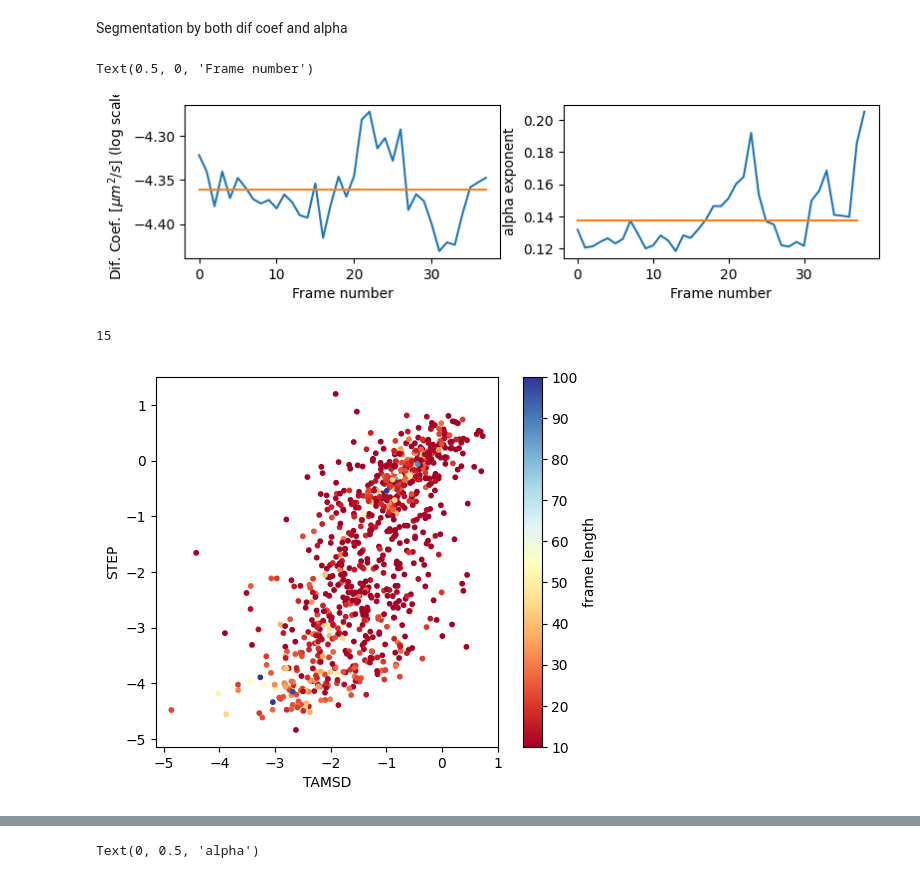
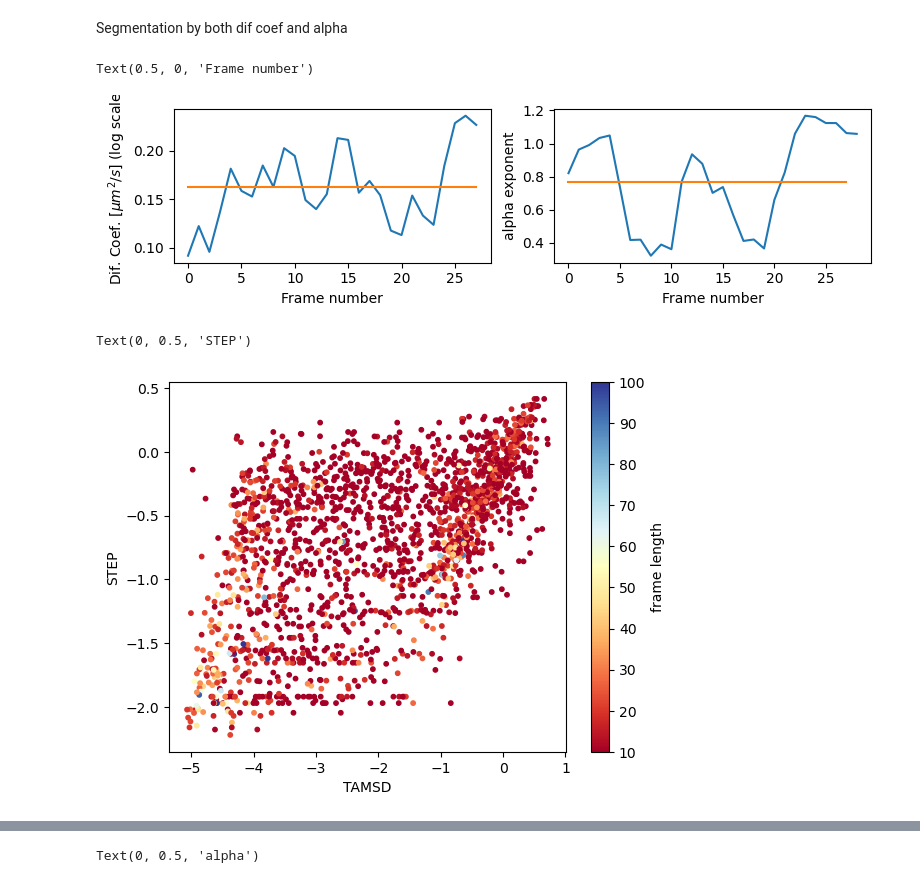
Before and after one commit to JessicaAngulo/step, a Jupyter notebook: nbs/tutorials/preliminary_2datasets.ipynb, the cells around one changed output, grey strips where cells are left out. Cells and saved outputs as stored; diff of their text form; code cells hidden in the pictures.

```diff
--- a/nbs/tutorials/preliminary_2datasets.ipynb
+++ b/nbs/tutorials/preliminary_2datasets.ipynb
@@ -420,11 +586,20 @@ Segmentation by both dif coef and alpha
+# %%
+def MSD(x, y):
+    msd = np.zeros(len(x)-1)
+    for i in range(len(x)-1):
+        msd[i] = sum(np.square(np.sqrt(np.square(x[i:]-x[:len(x)-i])+np.square(y[i:]-y[:len(x)-i]))))/(len(x)-i)
+    return msd
+# %%
+def MSD_fit(x, D, a):
+    y = 2*2*D*x**a
+    return y
 # %%
 def find_segments2(pred1, pred2, traj, pen=1, **kwargs):
     import ruptures as rpt
     pred = np.column_stack((pred1, pred2)) #concatenate pred_d and pred_alpha
     alg = rpt.KernelCPD(**kwargs).fit(pred)
     cps = np.concatenate(([0], alg.predict(pen=pen)))
-    segments, Ds, Ds_tamsd, alphas, angles = [], [], [], [], []
-
+    segments, Ds, Ds_tamsd, alphas, angles, alphas_tamsd = [], [], [], [], [], []
     new_d, new_a = np.ones_like(pred1), np.ones_like(pred2)
     d_tamsd = np.ones_like(pred1)
     for i, j in zip(cps[:-1], cps[1:]):
@@ -432,9 +607,14 @@ def find_segments2(pred1, pred2, traj, pen=1, **kwargs):
         alpha_seg, D_seg = pred2[i:j].mean(), pred1[i:j].mean()
         new_d[i:j] *= D_seg
         new_a[i:j] *= alpha_seg
-
-        t_lag = [1, 2, 3, 4] if j-i >= 5 else [2, 3]
-        D_tamsd = np.log10(diffusion_coefficient_tamsd(tensor(segment).T, t_lag))
+        msd = MSD(x,y)
+        t = np.arange(0,int(len(msd)))
+        inst_parameters, inst_covariance = curve_fit(inst_MSD_fit, t[0:4], msd[0:4]) #Roger's MSD
+        parameters, covariance = curve_fit(MSD_fit, t[0:round(len(x)*0.3)], msd[0:round(len(x)*0.3)])
+        D_tamsd = np.log10(inst_parameters[0])
+        a = parameters[1]
+        #t_lag = [1, 2, 3, 4]
+        #D_tamsd = np.log10(diffusion_coefficient_tamsd(tensor(segment).T, t_lag))
         d_tamsd[i:j] *= D_tamsd
 
         if np.abs(i-j) > 0:
@@ -443,57 +623,57 @@ def find_segments2(pred1, pred2, traj, pen=1, **kwargs):
         alphas.append(alpha_seg)
         Ds.append(D_seg)
         Ds_tamsd.append(D_tamsd)
+        alphas_tamsd.append(a)
 
-    return new_d, d_tamsd, new_a, segments, Ds, Ds_tamsd, alphas, angles
+    return new_d, d_tamsd, new_a, segments, Ds, Ds_tamsd, alphas, alphas_tamsd, angles
 # %%
-seg_ds, seg_ds_tamsd, seg_angs, seg_alphas, trajs, new_Dif, new_alpha, new_tamsd = [], [], [], [], [], [], [], []
-for traj, pred1, pred2 in tqdm(zip(trajectories2, pred_d2, pred_a2)):
+seg_ds, seg_ds_tamsd, seg_angs, seg_alphas, trajs, new_Dif, new_alpha, new_tamsd, seg_alphas_tamsd = [], [], [], [], [], [], [], [], []
+for traj, pred1, pred2 in tqdm(zip(trajectories1, pred_d, pred_a)):
     pred1 = pred1.numpy()
     pred2 = pred2.numpy()[:-1] #remove last value
     x, y = traj[0], traj[1]
     traj = np.concatenate([np.zeros((2, 1)), np.array([x, y])], axis=1)
     out = find_segments2(pred1, pred2, traj, min_size=4, pen=1) # previously min_size=10, pen=0.1
-    new_d, d_tamsd, new_a, segments, d_seg, dtamsd_seg, alphas, angs = out
+    new_d, d_tamsd, new_a, segments, d_seg, dtamsd_seg, alphas, alphas_tamsd, angs = out
     new_Dif.append(new_d)
     new_alpha.append(new_a)
     new_tamsd.append(d_tamsd)
     seg_ds.append(d_seg)
     seg_ds_tamsd.append(dtamsd_seg)
+    seg_alphas_tamsd.append(alphas_tamsd)
     seg_angs.append(angs)
     trajs.append(segments)
     seg_alphas.append(alphas)
 seg_ds = np.concatenate(seg_ds)
 seg_ds_tamsd = np.concatenate(seg_ds_tamsd)
+seg_alphas_tamsd = np.concatenate(seg_alphas_tamsd)
 seg_alphas = np.concatenate(seg_alphas)
 seg_lens = np.array([seg.shape[-1] for traj in trajs for seg in traj])
 seg_radi = [[confinement_radius(seg) for seg in traj] for traj in trajs]
 # %%
 idx = 15
 fig, axes = plt.subplots(1, 2, figsize=(9, 2))
-axes[0].plot(pred_d2[idx])
+axes[0].plot(pred_d[idx])
 axes[0].plot(new_Dif[idx])
 axes[0].set_ylabel('Dif. Coef. [$\mu m^2/s$] (log scale)')
 axes[0].set_xlabel('Frame number')
-axes[1].plot(pred_a2[idx])
+axes[1].plot(pred_a[idx])
 axes[1].plot(new_alpha[idx])
 axes[1].set_ylabel('alpha exponent')
 axes[1].set_xlabel('Frame number')
 # %% [output]
 Text(0.5, 0, 'Frame number')
-[figure, old version]
+[figure, new version]
-# %%
-seg_lens[4]
-# %% [output]
-15
 # %%
 # Comparison D step and D TAMSD
 plt.figure()
 cm1 = matplotlib.colormaps['RdYlBu']
-sc1 = plt.scatter(seg_ds_tamsd, seg_ds, c=seg_lens, s=10, cmap=cm1, zorder=2, vmin=10, vmax=100)
+sc1 = plt.scatter(seg_ds, seg_ds_tamsd, c=seg_lens, s=10, cmap=cm1, zorder=2, vmin=10, vmax=100)
 cbar1 = plt.colorbar(sc1)
 cbar1.set_label('frame length')
 plt.xlabel('TAMSD')
 plt.ylabel('STEP')
-plt.gca().set_aspect('equal')
+#plt.gca().set_aspect('equal')
 # %% [output]
+Text(0, 0.5, 'STEP')
-[figure, old version]
+[figure, new version]
```
Also changed, not shown: parts of 30 cells of this notebook.
